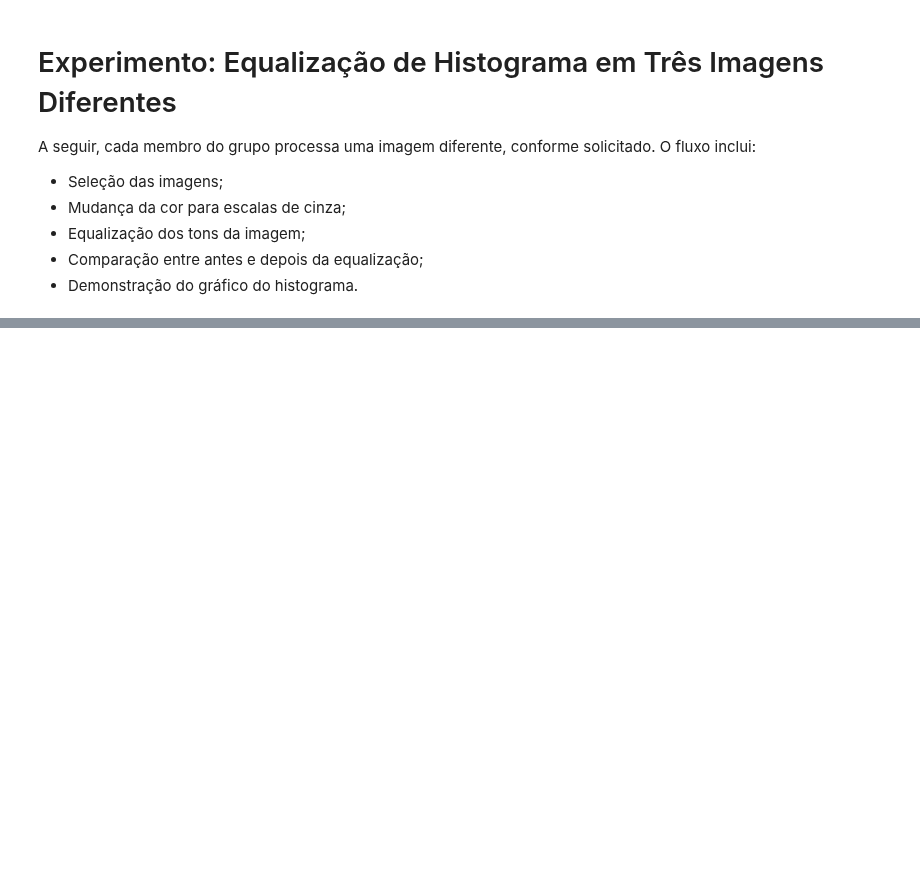
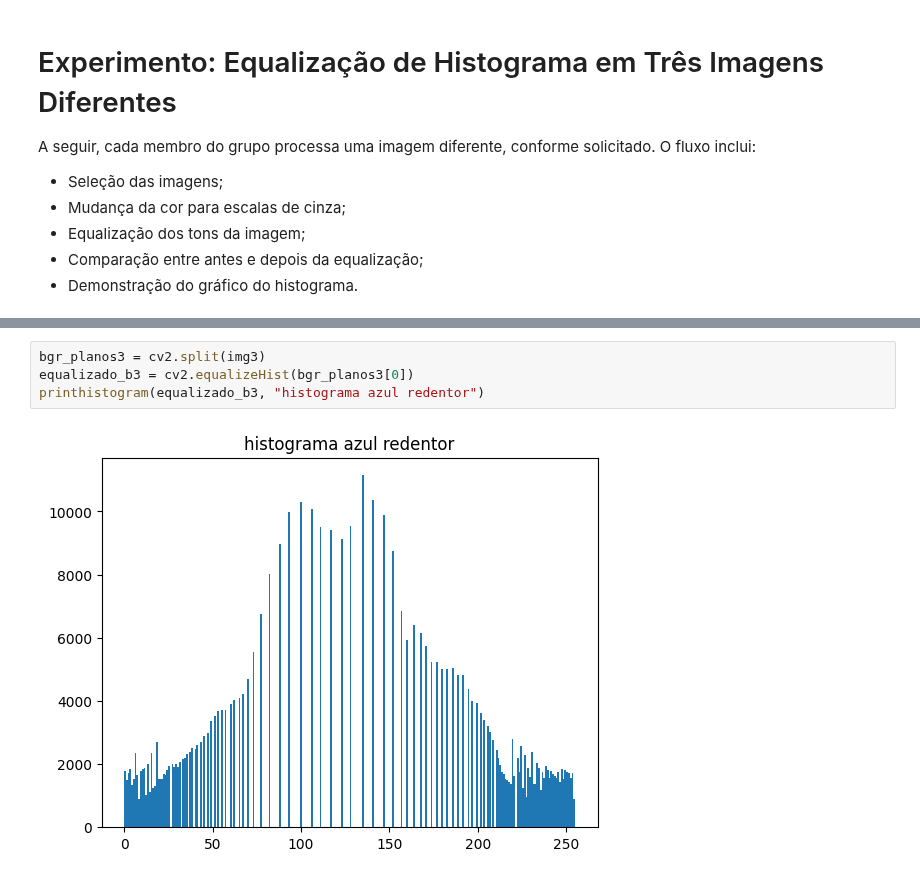
Before and after one commit to FelipeMajor/Projeto_Limiarizacao, a Jupyter notebook: Main.ipynb, the cells around one changed output, grey strips where cells are left out. Drawn from its saved outputs; the diff is of its cells as text; blank space fills up the shorter version.

```diff
--- a/Main.ipynb
+++ b/Main.ipynb
@@ -121,0 +145,6 @@ NameError: name 'io' is not defined
+# %%
+bgr_planos3 = cv2.split(img3)
+equalizado_b3 = cv2.equalizeHist(bgr_planos3[0])
+printhistogram(equalizado_b3, "histograma azul redentor")
+# %% [output]
+[figure, added]
```
Also changed, not shown: parts of 18 cells of this notebook, 2 other files.
